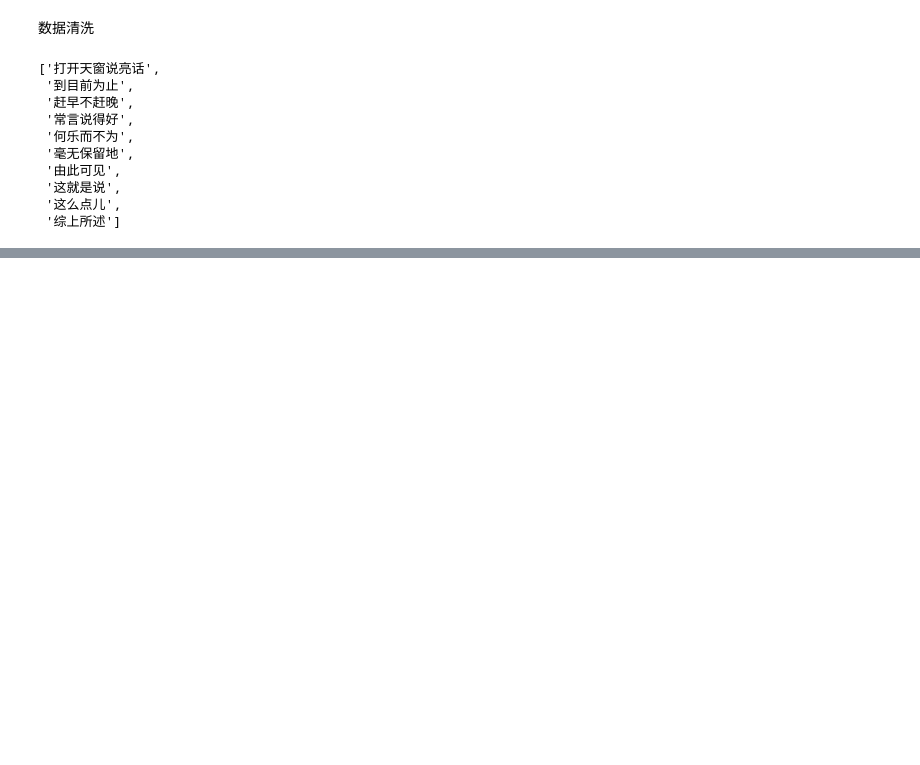
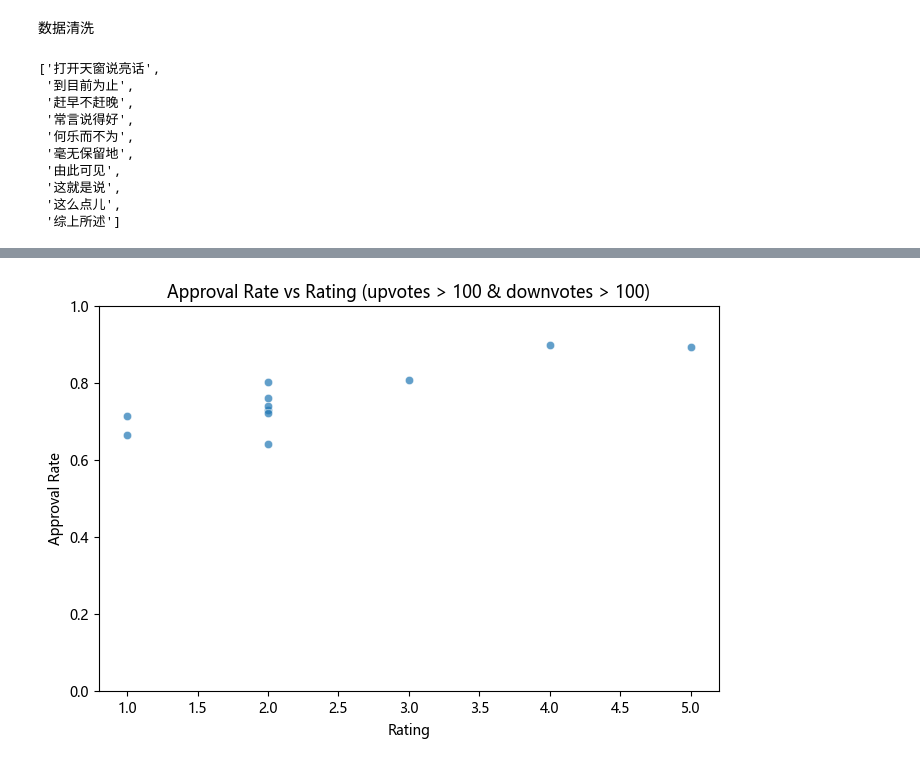
Before and after one commit to Luvisdaisy/Nezha, a Jupyter notebook: text_analystion.ipynb, the cells around one changed output, grey strips where cells are left out. Drawn from its saved outputs; the diff is of its cells as text; code cells hidden in the pictures; blank space fills up the shorter version.

```diff
--- a/text_analystion.ipynb
+++ b/text_analystion.ipynb
@@ -74,0 +124,23 @@ Name: review, dtype: object
+# %%
+# 好评率与评分的关系(upvote>100 downvote>100)
+
+# 确保 rating 不是 NaN，并且大于 0
+filtered_data = data.dropna(subset=["rating"])
+filtered_data = filtered_data[filtered_data["rating"] > 0]
+
+# 计算好评率
+filtered_data["approval_rate"] = filtered_data["upvote"] / (filtered_data["upvote"] + filtered_data["downvote"])
+
+# 筛选 upvotes > 100 且 downvotes > 100 的数据
+filtered_data = filtered_data[(filtered_data["upvote"] > 100) & (filtered_data["downvote"] > 100)]
+
+# 绘制评分与好评率的关系
+plt.figure(figsize=(8, 5))
+sns.scatterplot(x=filtered_data["rating"], y=filtered_data["approval_rate"], alpha=0.7)
+plt.xlabel("Rating")
+plt.ylabel("Approval Rate")
+plt.title("Approval Rate vs Rating (upvotes > 100 & downvotes > 100)")
+plt.ylim(0, 1)  # 好评率范围在 0 到 1 之间
+plt.show()
+# %% [output]
+[figure, added]
```
Also changed, not shown: parts of 8 cells of this notebook.
